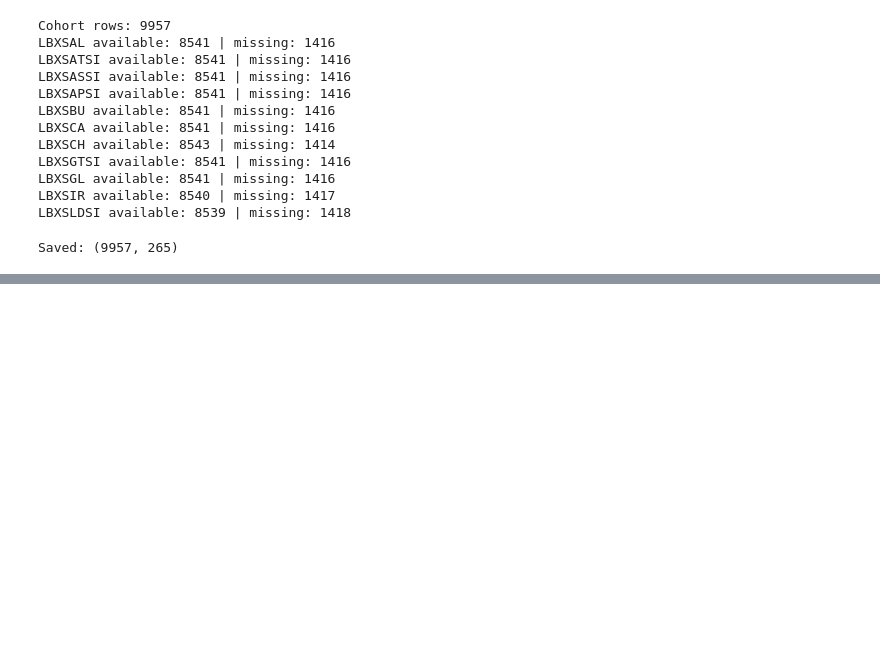
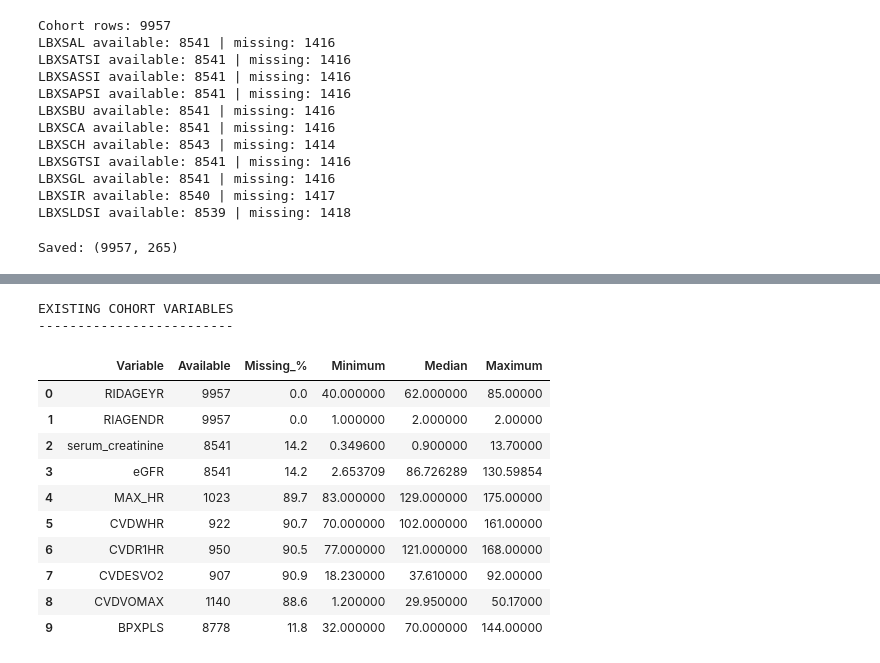
Before and after one commit to Evode-Manirahari/nhanes-cardiovascular-ml, a Jupyter notebook: notebooks/02_build_features.ipynb, the cells around one changed output, grey strips where cells are left out. Drawn from its saved outputs; the diff is of its cells as text; code cells hidden in the pictures; blank space fills up the shorter version.

```diff
--- a/notebooks/02_build_features.ipynb
+++ b/notebooks/02_build_features.ipynb
@@ -3882,0 +5288,70 @@ Saved: (9957, 265)
+# %%
+# Inspect inputs for the remaining derived features
+
+from pathlib import Path
+import pandas as pd
+
+columns_to_check = [
+    "RIDAGEYR",
+    "RIAGENDR",
+    "serum_creatinine",
+    "eGFR",
+    "MAX_HR",
+    "CVDWHR",
+    "CVDS1HR",
+    "CVDS2HR",
+    "CVDR1HR",
+    "CVDESVO2",
+    "CVDVOMAX",
+    "BPXPLS"
+]
+
+print("EXISTING COHORT VARIABLES")
+print("-------------------------")
+
+rows = []
+
+for col in columns_to_check:
+    if col in cohort_updated.columns:
+        values = pd.to_numeric(
+            cohort_updated[col], errors="coerce"
+        )
+
+        rows.append({
+            "Variable": col,
+            "Available": int(values.notna().sum()),
+            "Missing_%": round(values.isna().mean() * 100, 1),
+            "Minimum": values.min(),
+            "Median": values.median(),
+            "Maximum": values.max()
+        })
+
+display(pd.DataFrame(rows))
+
+print("\nRAW CARDIOVASCULAR FITNESS FILES")
+print("--------------------------------")
+
+for filename in ["CVX.xpt", "CVX_B.xpt", "CVX_C.xpt"]:
+    data = pd.read_sas(Path("../data/raw") / filename)
+
+    relevant = [
+        col for col in data.columns
+        if "HR" in col or "VO2" in col
+    ]
+
+    print(f"\n{filename}")
+    print("Relevant variables:", relevant)
+# %% [output]
+EXISTING COHORT VARIABLES
+-------------------------
+|  | Variable | Available | Missing_% | Minimum | Median | Maximum |
+| 0 | RIDAGEYR | 9957 | 0.0 | 40.000000 | 62.000000 | 85.00000 |
+| 1 | RIAGENDR | 9957 | 0.0 | 1.000000 | 2.000000 | 2.00000 |
+| 2 | serum_creatinine | 8541 | 14.2 | 0.349600 | 0.900000 | 13.70000 |
+| 3 | eGFR | 8541 | 14.2 | 2.653709 | 86.726289 | 130.59854 |
+| 4 | MAX_HR | 1023 | 89.7 | 83.000000 | 129.000000 | 175.00000 |
+| 5 | CVDWHR | 922 | 90.7 | 70.000000 | 102.000000 | 161.00000 |
+| 6 | CVDR1HR | 950 | 90.5 | 77.000000 | 121.000000 | 168.00000 |
+| 7 | CVDESVO2 | 907 | 90.9 | 18.230000 | 37.610000 | 92.00000 |
+| 8 | CVDVOMAX | 1140 | 88.6 | 1.200000 | 29.950000 | 50.17000 |
+| 9 | BPXPLS | 8778 | 11.8 | 32.000000 | 70.000000 | 144.00000 |
```
Also changed, not shown: parts of 27 cells of this notebook, 1 other file.
